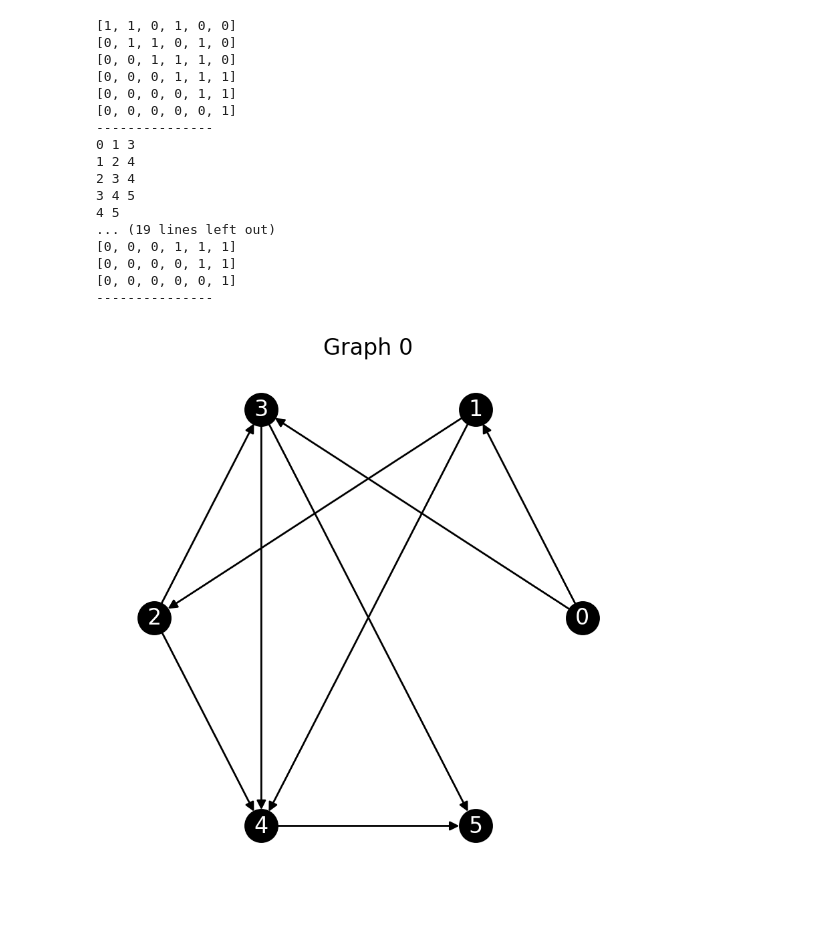
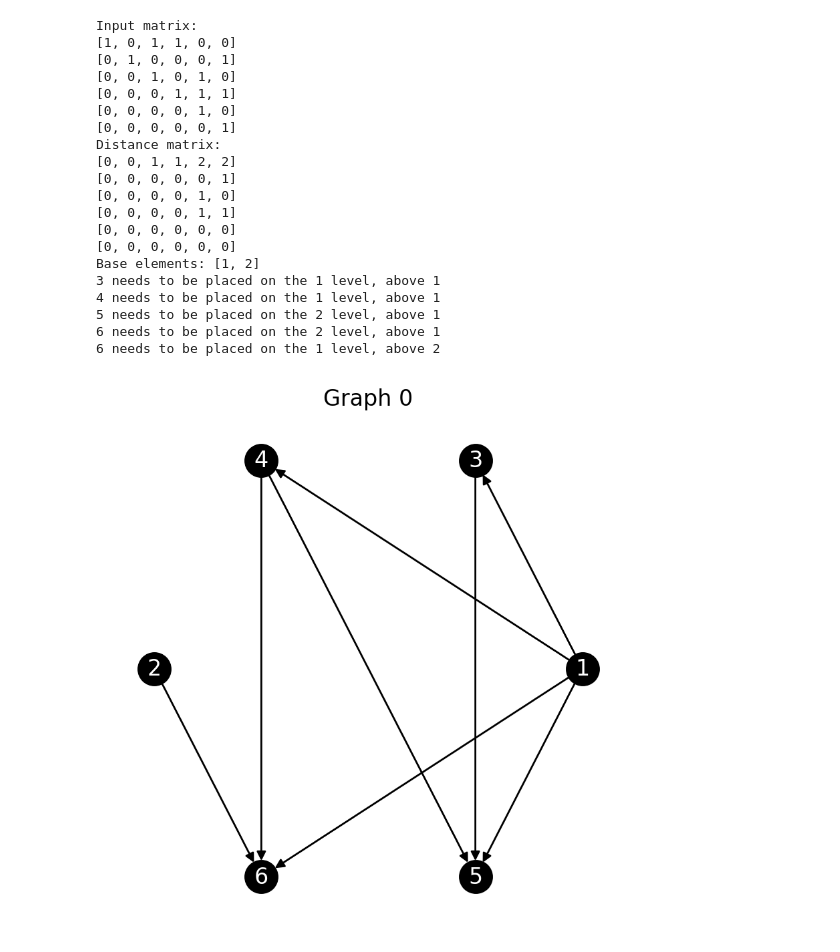
Before and after one commit to JibJibFlutterhousen/Incidence-Algebra-Helper, a Jupyter notebook: Incedence Algebra Testing.ipynb, the cells around one changed output. Cells and saved outputs as stored; diff of their text form; code cells hidden in the pictures; blank space fills up the shorter version.

Commit message:
Iteration 0.1 of Hasse Draw
This is step 1 of drawing a hasse diagram

```diff
--- a/Incedence Algebra Testing.ipynb
+++ b/Incedence Algebra Testing.ipynb
@@ -58,54 +108,62 @@ def _relabel(DiGraph):
 # %%
 DataStream = [
     [1, 1, 0, 1, 0],
     [0, 1, 1, 1, 0],
     [0, 0, 1, 0, 0],
     [0, 0, 0, 1, 1],
     [0, 0, 0, 0, 1]
 ]
 
 DataStream = [
     [1, 1, 0, 1, 0, 0],
     [0, 1, 1, 0, 1, 0],
     [0, 0, 1, 1, 1, 0],
     [0, 0, 0, 1, 1, 1],
     [0, 0, 0, 0, 1, 1],
     [0, 0, 0, 0, 0, 1]
 ]
-for List in DataStream:
-    print(List)
-print("---------------")
+
+DataStream = [
+    [1, 0, 1, 1, 0, 0],
+    [0, 1, 0, 0, 0, 1],
+    [0, 0, 1, 0, 1, 0],
+    [0, 0, 0, 1, 1, 1],
+    [0, 0, 0, 0, 1, 0],
+    [0, 0, 0, 0, 0, 1]
+]
+
+print("Input matrix:")
+for row in DataStream:
+    print(row)
 
 DiGraph = (_digraph_from_list_list(DataStream))
-_draw_graph(DiGraph)
+# _draw_graph(DiGraph)
 DiGraph = _relabel(_digraph_from_list_list(DataStream))
-_draw_graph(DiGraph)
+# _draw_graph(DiGraph)
 OutputStream = (_listlist_from_digraph(DiGraph))
-for List in OutputStream:
-    print(List)
-print("---------------")
 DiGraph = _reverse_transitivity_reduce(DiGraph)
 _draw_graph(DiGraph)
+_draw_diagram(DiGraph)
 OutputStream = (_listlist_from_digraph(DiGraph))
-for List in OutputStream:
-    print(List)
-print("---------------")
 # %% [output]
-[1, 1, 0, 1, 0, 0]
-[0, 1, 1, 0, 1, 0]
-[0, 0, 1, 1, 1, 0]
+Input matrix:
+[1, 0, 1, 1, 0, 0]
+[0, 1, 0, 0, 0, 1]
+[0, 0, 1, 0, 1, 0]
 [0, 0, 0, 1, 1, 1]
+[0, 0, 0, 0, 1, 0]
+[0, 0, 0, 0, 0, 1]
+Distance matrix:
+[0, 0, 1, 1, 2, 2]
+[0, 0, 0, 0, 0, 1]
+[0, 0, 0, 0, 1, 0]
 [0, 0, 0, 0, 1, 1]
-[0, 0, 0, 0, 0, 1]
----------------
-0 1 3
-1 2 4
-2 3 4
-3 4 5
-4 5
-... (19 lines left out)
-[0, 0, 0, 1, 1, 1]
-[0, 0, 0, 0, 1, 1]
-[0, 0, 0, 0, 0, 1]
----------------
+[0, 0, 0, 0, 0, 0]
+[0, 0, 0, 0, 0, 0]
+Base elements: [1, 2]
+3 needs to be placed on the 1 level, above 1
+4 needs to be placed on the 1 level, above 1
+5 needs to be placed on the 2 level, above 1
+6 needs to be placed on the 2 level, above 1
+6 needs to be placed on the 1 level, above 2
-[figure, old version]
+[figure, new version]
```
Also changed, not shown: parts of 3 cells of this notebook.
